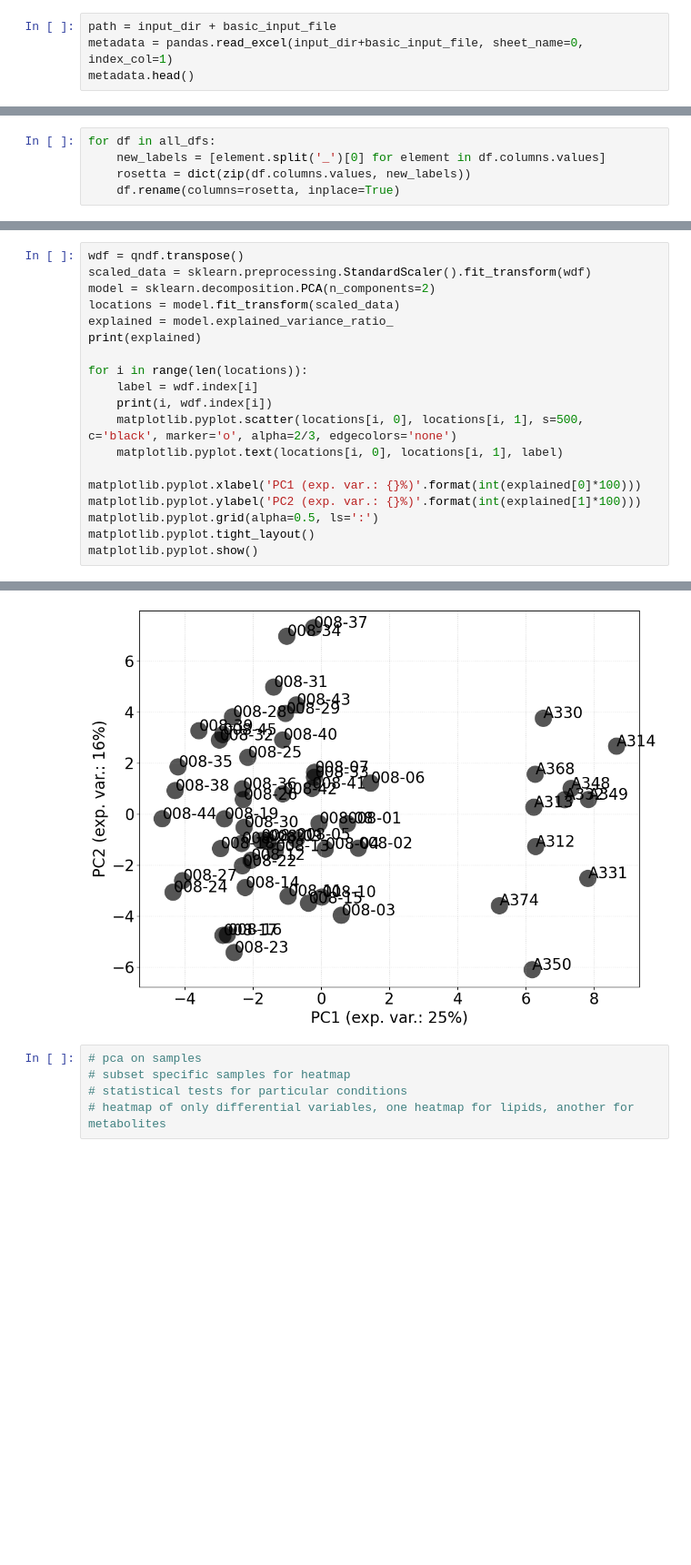
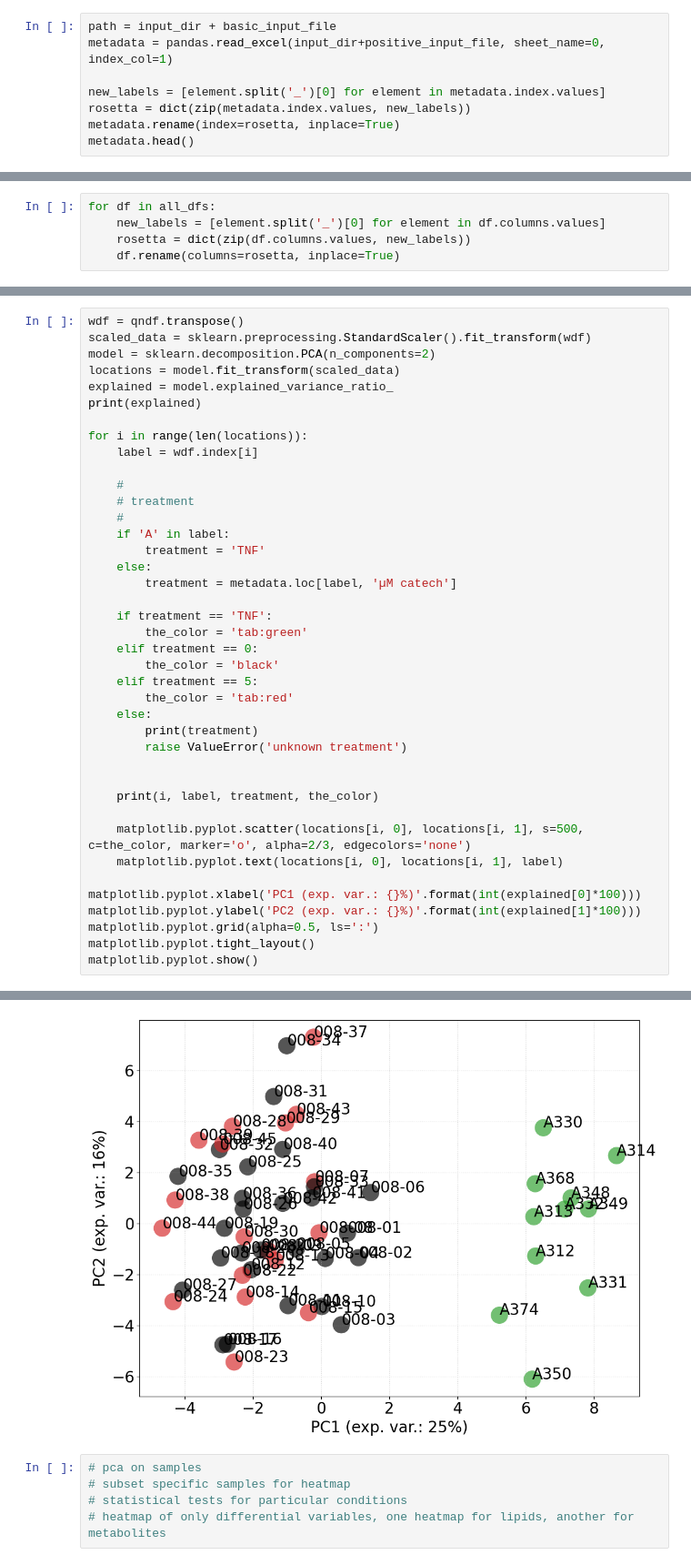
Before and after one commit to adelomana/vigur, a Jupyter notebook: metabolomics/targeted/targeted_metabolomics_analysis.ipynb, the cells around one changed output, grey strips where cells are left out. Shown at 91% size. Cells and saved outputs as stored; diff of their text form; blank space fills up the shorter version.

```diff
--- a/metabolomics/targeted/targeted_metabolomics_analysis.ipynb
+++ b/metabolomics/targeted/targeted_metabolomics_analysis.ipynb
@@ -25,7 +25,11 @@ labels = ['positive', 'negative', 'basic']
 # read metadata
 # %%
 path = input_dir + basic_input_file
-metadata = pandas.read_excel(input_dir+basic_input_file, sheet_name=0, index_col=1)
+metadata = pandas.read_excel(input_dir+positive_input_file, sheet_name=0, index_col=1)
+
+new_labels = [element.split('_')[0] for element in metadata.index.values]
+rosetta = dict(zip(metadata.index.values, new_labels))
+metadata.rename(index=rosetta, inplace=True)
 metadata.head()
 # %% [output]
 |  | Sample | Sample ID | BioReplicate | Timepoint | µM catech | TecRep | TNFalpha | LPS | cell number | ... |
@@ -159,8 +177,29 @@ print(explained)
 
 for i in range(len(locations)):
     label = wdf.index[i]
-    print(i, wdf.index[i])
-    matplotlib.pyplot.scatter(locations[i, 0], locations[i, 1], s=500, c='black', marker='o', alpha=2/3, edgecolors='none')
+
+    #
+    # treatment
+    #
+    if 'A' in label:
+        treatment = 'TNF'
+    else:
+        treatment = metadata.loc[label, 'µM catech']
+
+    if treatment == 'TNF':
+        the_color = 'tab:green'
+    elif treatment == 0:
+        the_color = 'black'
+    elif treatment == 5:
+        the_color = 'tab:red'
+    else:
+        print(treatment)
+        raise ValueError('unknown treatment')
+
+
+    print(i, label, treatment, the_color)
+
+    matplotlib.pyplot.scatter(locations[i, 0], locations[i, 1], s=500, c=the_color, marker='o', alpha=2/3, edgecolors='none')
     matplotlib.pyplot.text(locations[i, 0], locations[i, 1], label)
 
 matplotlib.pyplot.xlabel('PC1 (exp. var.: {}%)'.format(int(explained[0]*100)))
@@ -189,4 +228,4 @@ matplotlib.pyplot.show()
-[figure, old version]
+[figure, new version]
 # %%
 # pca on samples
 # subset specific samples for heatmap
```
Also changed, not shown: parts of 6 cells of this notebook.
